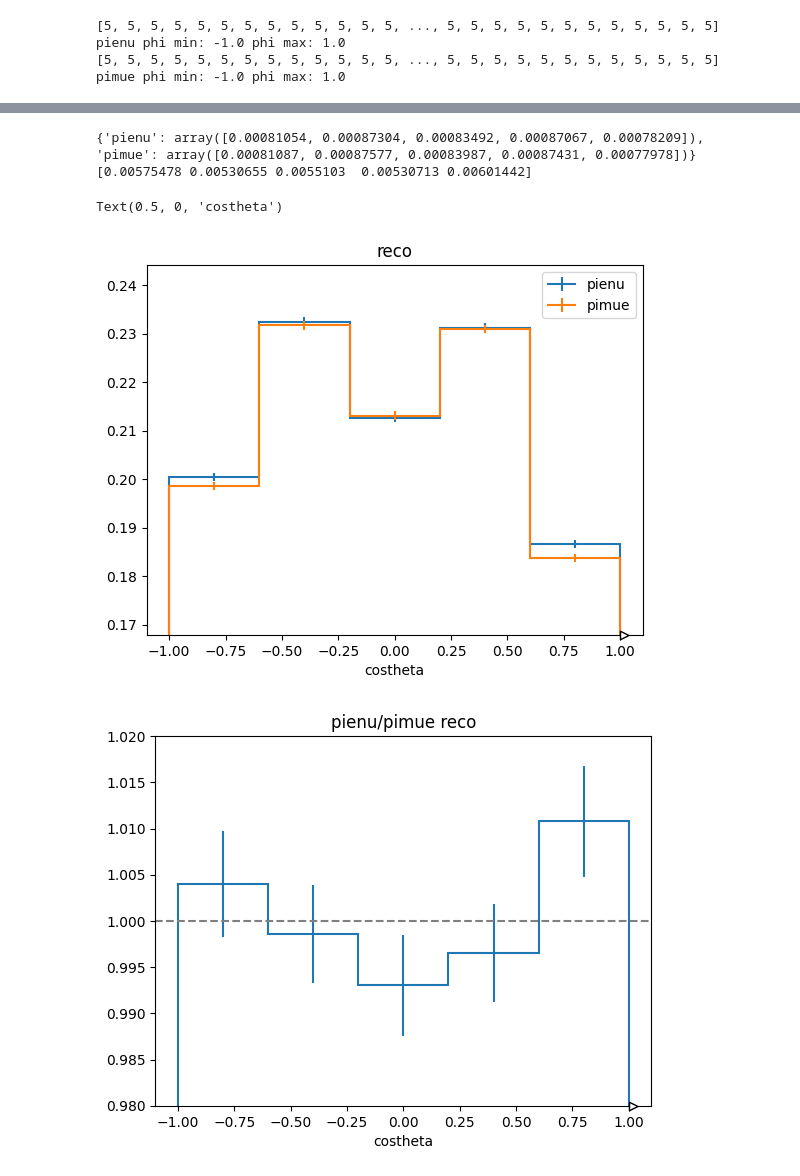
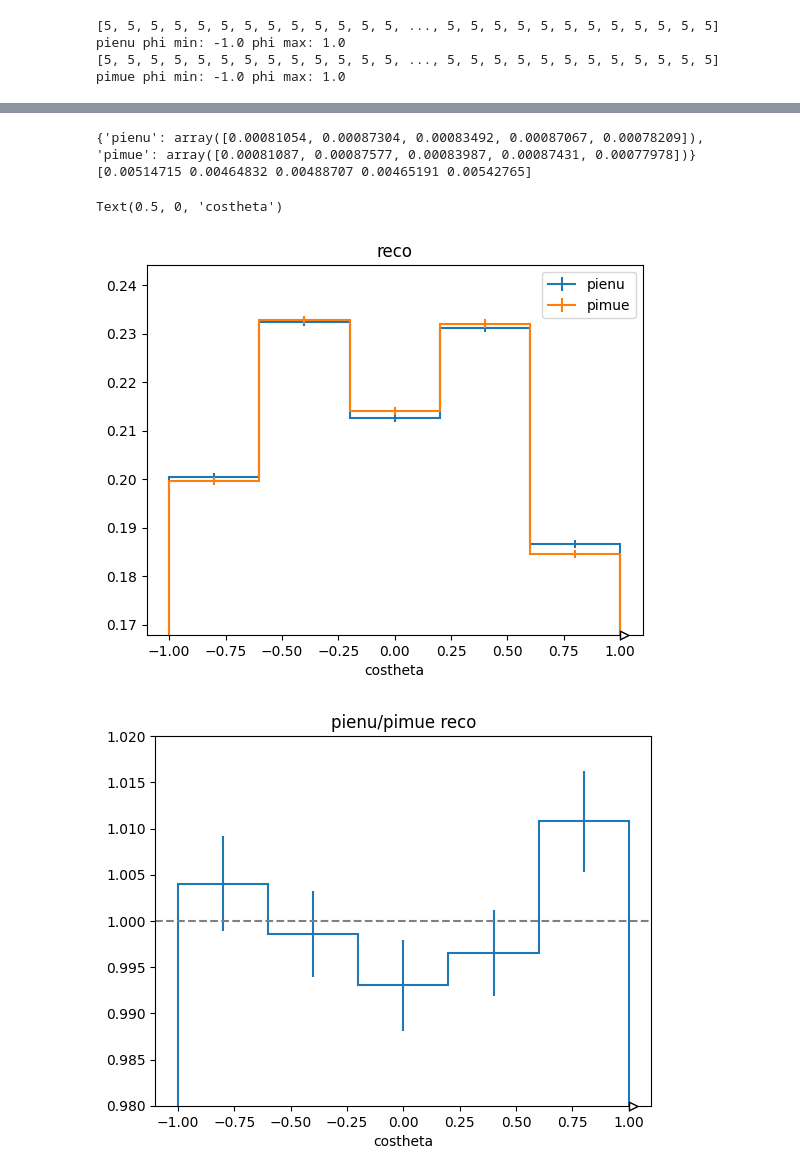
Before and after one commit to yszhang95/PIAnalysis, a Jupyter notebook: analysis/angle_analysis.ipynb, the cells around one changed output, grey strips where cells are left out. Saved outputs shown, nothing was run; the diff lists cells and outputs as text; code cells hidden in the pictures.

```diff
--- a/analysis/angle_analysis.ipynb
+++ b/analysis/angle_analysis.ipynb
@@ -205,4 +195,11 @@ array([[0.01052049, 0.00793726, 0.0087171 , 0.00866914, 0.01115596],
 # %%
+def simple_err(n1, n):
+    n2 = n - n1
+    dn1 = np.sqrt(n1)
+    dn2 = np.sqrt(n2)
+    err = np.sqrt(dn1**2 * n2**2 +dn2**2 * n1**2)/n**2
+    return err
+
 h_costheta = {
     "pienu" : hists2d["pienu"][::sum, :],
     "pimue" : hists2d["pimue"][::sum, :]
@@ -210,35 +207,45 @@ h_costheta = {
 
 yerrs = {
     "pienu" : np.sqrt(h_costheta["pienu"].view())/hists2d["pienu"].sum(),
     "pimue" : np.sqrt(h_costheta["pimue"].view())/hists2d["pimue"].sum()
 }
 
 print(yerrs)
 
 fig, ax = plt.subplots()
 hep.histplot([h_costheta["pienu"]/hists2d["pienu"].sum(),
-              h_costheta["pimue"]/hists2d["pienu"].sum()],
+              h_costheta["pimue"]/hists2d["pimue"].sum()],
               yerr=[yerrs['pienu'], yerrs['pimue']], label=["pienu", "pimue"],
               ax=ax)
 ymin = 0.9 * np.min(np.array([h_costheta["pienu"].view(), h_costheta["pienu"].view()])) / hists2d["pienu"].sum()
 ymax = 1.05 * np.max(np.array([h_costheta["pienu"].view(), h_costheta["pienu"].view()])) / hists2d["pienu"].sum()
 ax.set_ylim(ymin, ymax)
 ax.legend()
 ax.set_title("{}".format(cond))
 ax.set_xlabel("costheta")
 
 fig, ax = plt.subplots()
 h_costheta_ratio = h_costheta["pienu"]/h_costheta["pimue"] * hists2d["pimue"].sum()/hists2d["pienu"].sum()
-ratioerrs = h_costheta_ratio.view() * np.sqrt(1/h_costheta["pienu"].view() + 1/h_costheta["pimue"].view())
+
+simple_yerrs = {
+    "pienu" : simple_err(h_costheta["pienu"].view(), hists2d["pienu"].sum()),
+    "pimue" : simple_err(h_costheta["pimue"].view(), hists2d["pimue"].sum())
+}
+
+ratioerrs = h_costheta_ratio.view() * np.sqrt(
+    simple_yerrs["pienu"]**2/ h_costheta["pienu"].view()**2 * hists2d["pienu"].sum()**2
+    + simple_yerrs["pimue"]**2/ h_costheta["pimue"].view()**2 * hists2d["pimue"].sum()**2
+)
+# ratioerrs = h_costheta_ratio.view() * np.sqrt(1/h_costheta["pienu"].view() + 1/h_costheta["pimue"].view())
 print(ratioerrs)
 hep.histplot(h_costheta_ratio, yerr=ratioerrs, ax=ax)
 ax.set_ylim(0.98, 1.02)
 ax.axhline(1, color='grey', linestyle='--')
 ax.set_title("pienu/pimue {}".format(cond))
 ax.set_xlabel("costheta")
 # %% [output]
 {'pienu': array([0.00081054, 0.00087304, 0.00083492, 0.00087067, 0.00078209]), 'pimue': array([0.00081087, 0.00087577, 0.00083987, 0.00087431, 0.00077978])}
-[0.00575478 0.00530655 0.0055103  0.00530713 0.00601442]
+[0.00514715 0.00464832 0.00488707 0.00465191 0.00542765]
 Text(0.5, 0, 'costheta')
-[figure, old version]
+[figure, new version]
-[figure, old version]
+[figure, new version]
```
Also changed, not shown: parts of 6 cells of this notebook.
